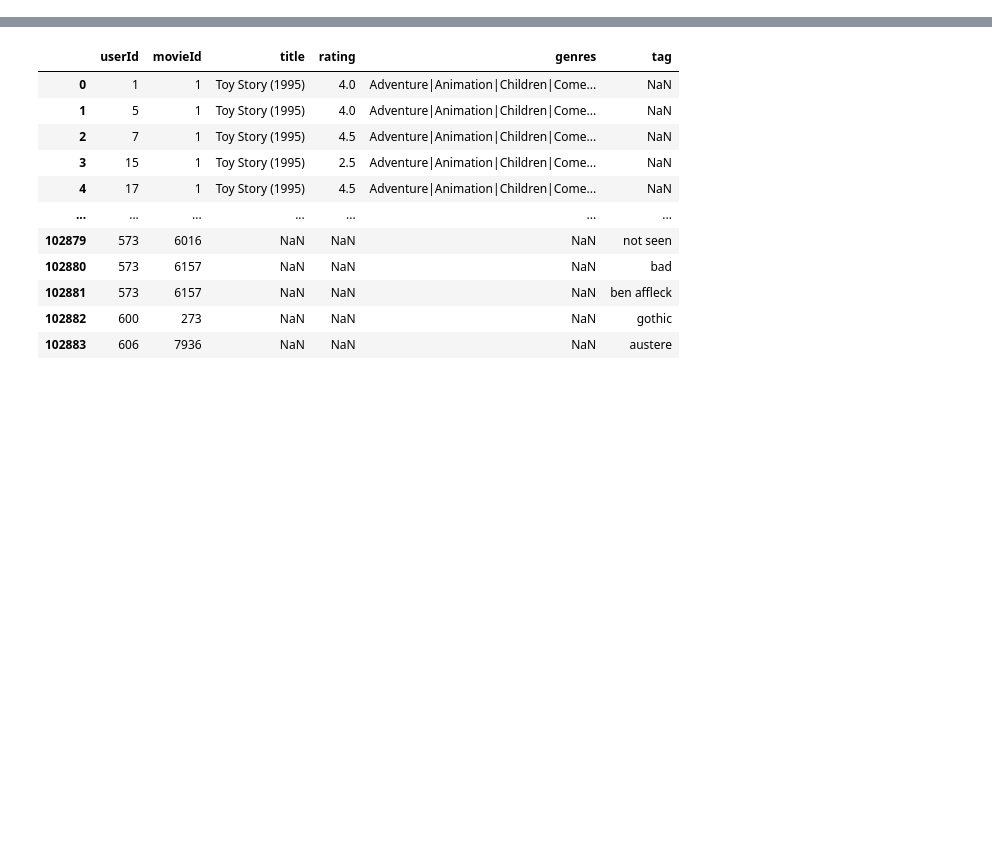
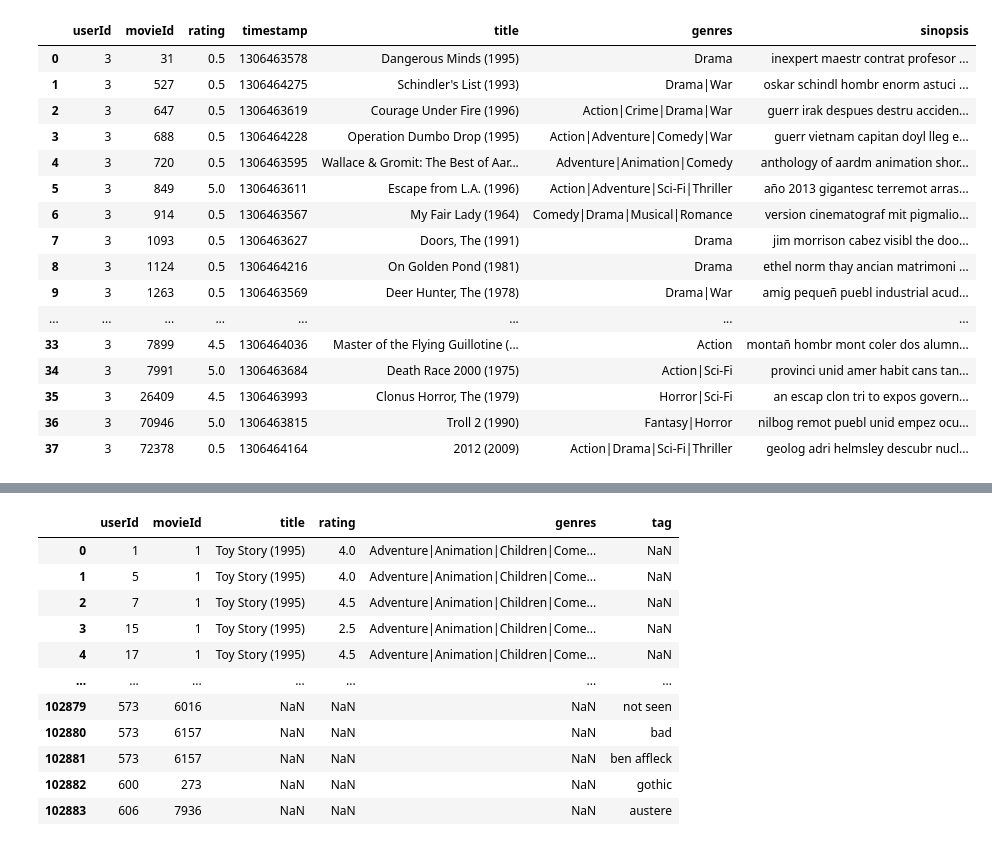
Before and after one commit to Liixxn/MovieMender, a Jupyter notebook: Movielens_recomendador.ipynb, the cells around one changed output, grey strips where cells are left out. Cells and saved outputs as stored; diff of their text form; code cells hidden in the pictures; blank space fills up the shorter version.

```diff
--- a/Movielens_recomendador.ipynb
+++ b/Movielens_recomendador.ipynb
@@ -275,0 +300,22 @@ El rating del usuario 1 para la pelicula Jumanji (1995) es de: 4.355
+# %%
+user_id = 3
+df_users_ratings = pd.read_csv('csv/ratings.csv')
+# %%
+if len(df_users_ratings[df_users_ratings["userId"]==user_id])!=0:
+    usuarioSeleccionado = df_users_ratings[df_users_ratings["userId"]==user_id]
+    df_peliculasCopia = df_peliculasConSinopsis.copy()
+
+    peliculasVistas = []
+    for i in usuarioSeleccionado["movieId"]:
+        peliculasVistas.append(i)
+    df_userMovies_vistas = pd.merge(usuarioSeleccionado, df_peliculasConSinopsis, on="movieId")
+    df_movies_no_rating_user = df_peliculasConSinopsis[df_peliculasConSinopsis['movieId'].isin(usuarioSeleccionado['movieId']) == False]
+
+
+
+
+
+
+else:
+    print("El usuario no existe")
+df_movies_no_rating_user
@@ -275,0 +336,20 @@ El rating del usuario 1 para la pelicula Jumanji (1995) es de: 4.355
+# %%
+df_userMovies_vistas
+# %% [output]
+|  | userId | movieId | rating | timestamp | title | genres | sinopsis |
+| 0 | 3 | 31 | 0.5 | 1306463578 | Dangerous Minds (1995) | Drama | inexpert maestr contrat profesor ... |
+| 1 | 3 | 527 | 0.5 | 1306464275 | Schindler's List (1993) | Drama|War | oskar schindl hombr enorm astuci ... |
+| 2 | 3 | 647 | 0.5 | 1306463619 | Courage Under Fire (1996) | Action|Crime|Drama|War | guerr irak despues destru acciden... |
+| 3 | 3 | 688 | 0.5 | 1306464228 | Operation Dumbo Drop (1995) | Action|Adventure|Comedy|War | guerr vietnam capitan doyl lleg e... |
+| 4 | 3 | 720 | 0.5 | 1306463595 | Wallace & Gromit: The Best of Aar... | Adventure|Animation|Comedy | anthology of aardm animation shor... |
+| 5 | 3 | 849 | 5.0 | 1306463611 | Escape from L.A. (1996) | Action|Adventure|Sci-Fi|Thriller | año 2013 gigantesc terremot arras... |
+| 6 | 3 | 914 | 0.5 | 1306463567 | My Fair Lady (1964) | Comedy|Drama|Musical|Romance | version cinematograf mit pigmalio... |
+| 7 | 3 | 1093 | 0.5 | 1306463627 | Doors, The (1991) | Drama | jim morrison cabez visibl the doo... |
+| 8 | 3 | 1124 | 0.5 | 1306464216 | On Golden Pond (1981) | Drama | ethel norm thay ancian matrimoni ... |
+| 9 | 3 | 1263 | 0.5 | 1306463569 | Deer Hunter, The (1978) | Drama|War | amig pequeñ puebl industrial acud... |
+| ... | ... | ... | ... | ... | ... | ... | ... |
+| 33 | 3 | 7899 | 4.5 | 1306464036 | Master of the Flying Guillotine (... | Action | montañ hombr mont coler dos alumn... |
+| 34 | 3 | 7991 | 5.0 | 1306463684 | Death Race 2000 (1975) | Action|Sci-Fi | provinci unid amer habit cans tan... |
+| 35 | 3 | 26409 | 4.5 | 1306463993 | Clonus Horror, The (1979) | Horror|Sci-Fi | an escap clon tri to expos govern... |
+| 36 | 3 | 70946 | 5.0 | 1306463815 | Troll 2 (1990) | Fantasy|Horror | nilbog remot puebl unid empez ocu... |
+| 37 | 3 | 72378 | 0.5 | 1306464164 | 2012 (2009) | Action|Drama|Sci-Fi|Thriller | geolog adri helmsley descubr nucl... |
```
Also changed, not shown: parts of 13 cells of this notebook.
